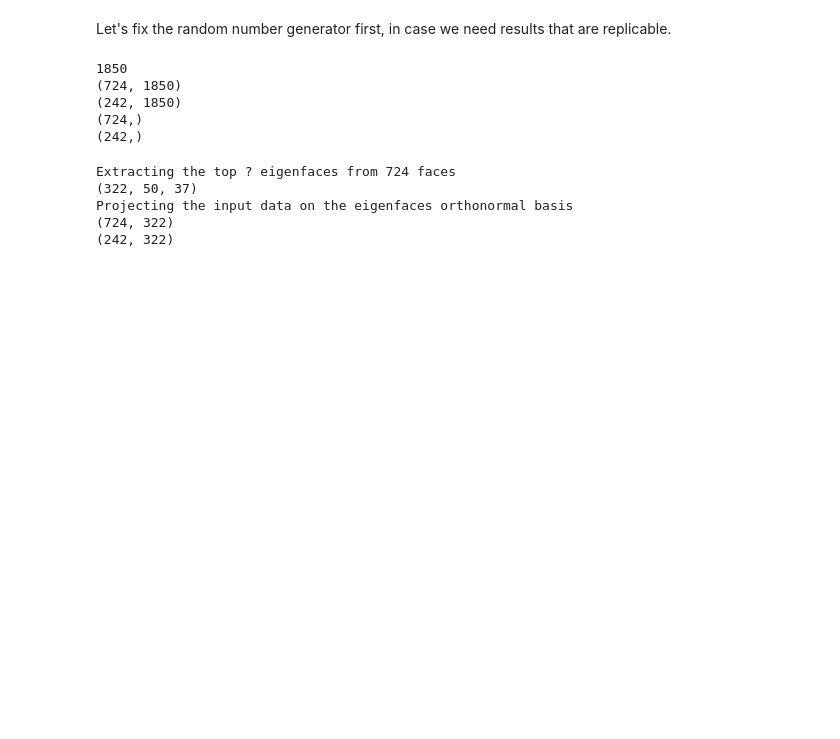
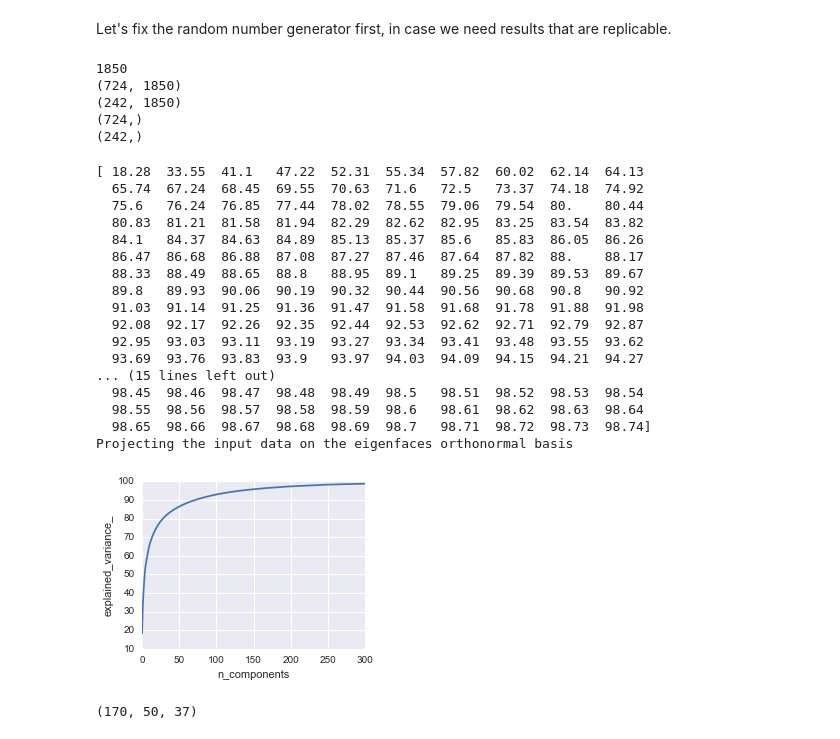
Before and after one commit to CS3244-EigenFace/EigenFace, a Jupyter notebook: HW3.ipynb, the cells around one changed output. Cells and saved outputs as stored; diff of their text form; code cells hidden in the pictures; blank space fills up the shorter version.

```diff
--- a/HW3.ipynb
+++ b/HW3.ipynb
@@ -74,26 +73,56 @@ print (y_vali.shape)
 # %%
 #http://scikit-learn.org/stable/auto_examples/applications/face_recognition.html#sphx-glr-auto-examples-applications-face-recognition-py
 #Reference link
+#Running PCA on raw data
 
-print("Extracting the top ? eigenfaces from %d faces"
-      % ( x_train.shape[0]))
+pca = PCA(n_components = 300,whiten = True) # intial magic number to determine number of components
+pca.fit(rawX)
 
-components = 322 # magic number to be determined , 100 gives about 0.8
+var= pca.explained_variance_ratio_
 
-pca = PCA(n_components = components, svd_solver='full', whiten=True).fit(x_train)
-eigenfaces = pca.components_.reshape((components, h, w))
-
-print(eigenfaces.shape)
+#Cumulative Variance explains
+var1=np.cumsum(np.round(pca.explained_variance_ratio_, decimals=4)*100)
+print (var1) #Each row shows cummulative variance of having 10 * r features
+plt.figure(1, figsize=(4, 3))
+plt.plot(var1)
+plt.ylabel('explained_variance_')
+plt.xlabel('n_components')
 
 print("Projecting the input data on the eigenfaces orthonormal basis")
 x_train_pca = pca.transform(x_train)
 x_vali_pca = pca.transform(x_vali)
-
-print (x_train_pca.shape)
-print (x_vali_pca.shape)
 # %% [output]
-Extracting the top ? eigenfaces from 724 faces
-(322, 50, 37)
+[ 18.28  33.55  41.1   47.22  52.31  55.34  57.82  60.02  62.14  64.13
+  65.74  67.24  68.45  69.55  70.63  71.6   72.5   73.37  74.18  74.92
+  75.6   76.24  76.85  77.44  78.02  78.55  79.06  79.54  80.    80.44
+  80.83  81.21  81.58  81.94  82.29  82.62  82.95  83.25  83.54  83.82
+  84.1   84.37  84.63  84.89  85.13  85.37  85.6   85.83  86.05  86.26
+  86.47  86.68  86.88  87.08  87.27  87.46  87.64  87.82  88.    88.17
+  88.33  88.49  88.65  88.8   88.95  89.1   89.25  89.39  89.53  89.67
+  89.8   89.93  90.06  90.19  90.32  90.44  90.56  90.68  90.8   90.92
+  91.03  91.14  91.25  91.36  91.47  91.58  91.68  91.78  91.88  91.98
+  92.08  92.17  92.26  92.35  92.44  92.53  92.62  92.71  92.79  92.87
+  92.95  93.03  93.11  93.19  93.27  93.34  93.41  93.48  93.55  93.62
+  93.69  93.76  93.83  93.9   93.97  94.03  94.09  94.15  94.21  94.27
+... (15 lines left out)
+  98.45  98.46  98.47  98.48  98.49  98.5   98.51  98.52  98.53  98.54
+  98.55  98.56  98.57  98.58  98.59  98.6   98.61  98.62  98.63  98.64
+  98.65  98.66  98.67  98.68  98.69  98.7   98.71  98.72  98.73  98.74]
 Projecting the input data on the eigenfaces orthonormal basis
-(724, 322)
-(242, 322)
+[figure, added]
+# %%
+#Model 1 and 2 Preprocessing with PCA
+#From the above code, we found 170 components for PCA to be sufficient in describing the dataset.
+components = 170
+x_train, x_vali, y_train, y_vali = train_test_split(rawX, rawY, test_size=0.20, random_state=42)
+pca = PCA(n_components = components, svd_solver='randomized', whiten=True).fit(x_train)
+eigenfaces = pca.components_.reshape((components, h, w))
+
+print(eigenfaces.shape)
+
+#Using pca with 170 components to transform the data
+x_train_pca = pca.transform(x_train)
+x_vali_pca = pca.transform(x_vali)
+x_test_pca = pca.transform(testX)
+# %% [output]
+(170, 50, 37)
```
Also changed, not shown: parts of 18 cells of this notebook, 2 other files.
